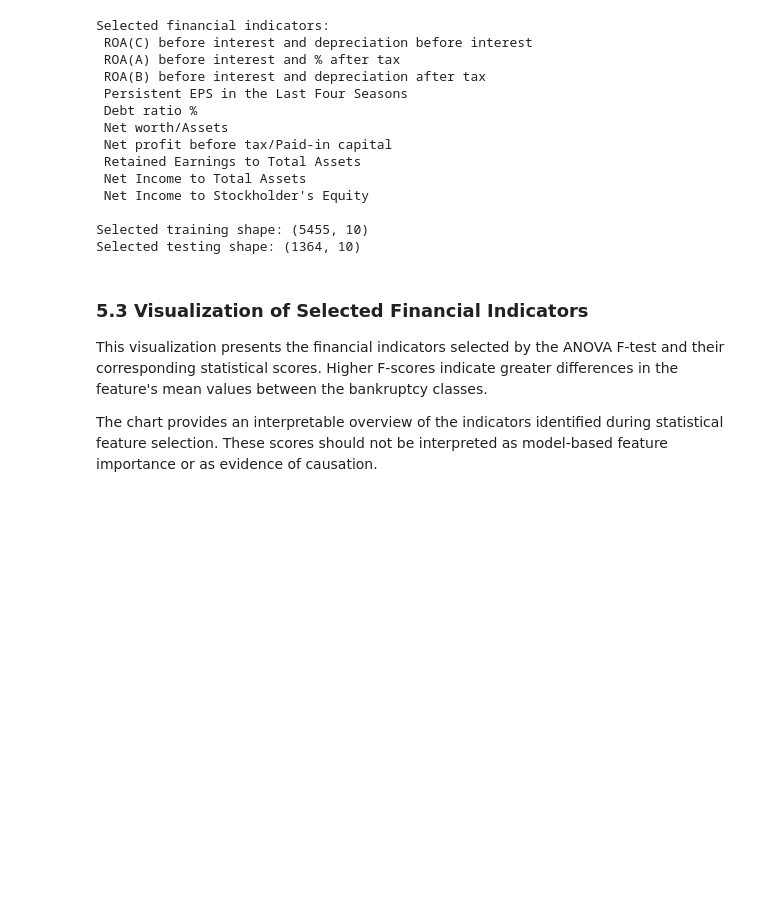
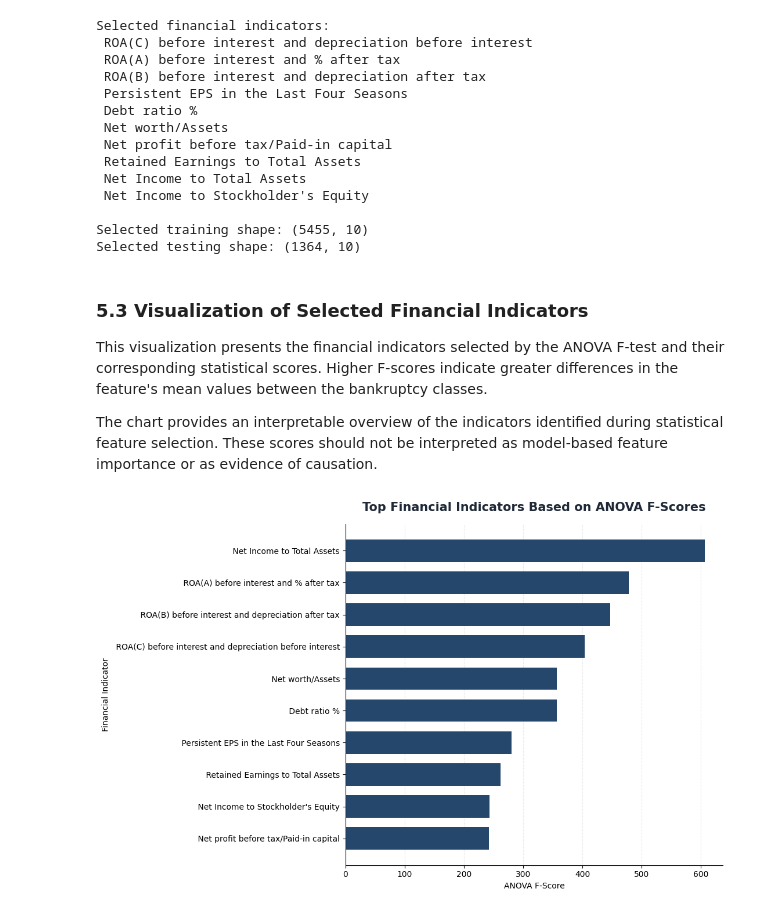
Before and after one commit to Clinton1029/bankruptcy_pred, a Jupyter notebook: Bankruptcy.ipynb, the cells around one changed output. Drawn from its saved outputs; the diff is of its cells as text; code cells hidden in the pictures; blank space fills up the shorter version.

```diff
--- a/Bankruptcy.ipynb
+++ b/Bankruptcy.ipynb
@@ -1295,3 +1295,67 @@ Selected testing shape: (1364, 10)
 This visualization presents the financial indicators selected by the ANOVA F-test and their corresponding statistical scores. Higher F-scores indicate greater differences in the feature's mean values between the bankruptcy classes.
 
 The chart provides an interpretable overview of the indicators identified during statistical feature selection. These scores should not be interpreted as model-based feature importance or as evidence of causation.
+# %%
+# Retrieve the ANOVA F-scores calculated during feature selection.
+feature_scores = selector.scores_
+
+# Create a DataFrame containing feature names and their statistical scores.
+feature_score_df = pd.DataFrame({
+    "Feature": X_train.columns,
+    "F_Score": feature_scores
+})
+
+# Remove features with undefined statistical scores.
+feature_score_df = feature_score_df.dropna(subset=["F_Score"])
+
+# Sort the features by their F-scores in descending order.
+feature_score_df = feature_score_df.sort_values(
+    by="F_Score", ascending=False
+)
+
+# Select the ten highest-scoring features for visualization.
+top_feature_scores = feature_score_df.head(10).sort_values("F_Score")
+
+# Create a professional horizontal bar chart.
+fig, ax = plt.subplots(figsize=(11, 7), facecolor="white")
+
+# Plot the ANOVA F-scores using a consistent professional colour.
+ax.barh(
+    top_feature_scores["Feature"],
+    top_feature_scores["F_Score"],
+    color="#24476B",
+    height=0.7
+)
+
+# Add a descriptive chart title.
+ax.set_title(
+    "Top Financial Indicators Based on ANOVA F-Scores",
+    fontsize=15,
+    fontweight="bold",
+    color="#1F2937",
+    pad=16
+)
+
+# Label the horizontal axis.
+ax.set_xlabel("ANOVA F-Score", fontsize=10)
+
+# Label the vertical axis.
+ax.set_ylabel("Financial Indicator", fontsize=10)
+
+# Add subtle gridlines for readability.
+ax.grid(axis="x", linestyle="--", alpha=0.25)
+
+# Keep the gridlines behind the bars.
+ax.set_axisbelow(True)
+
+# Remove the top and right borders.
+ax.spines["top"].set_visible(False)
+ax.spines["right"].set_visible(False)
+
+# Adjust spacing to prevent labels from being clipped.
+plt.tight_layout()
+
+# Display the visualization.
+plt.show()
+# %% [output]
+[figure, added]
```
